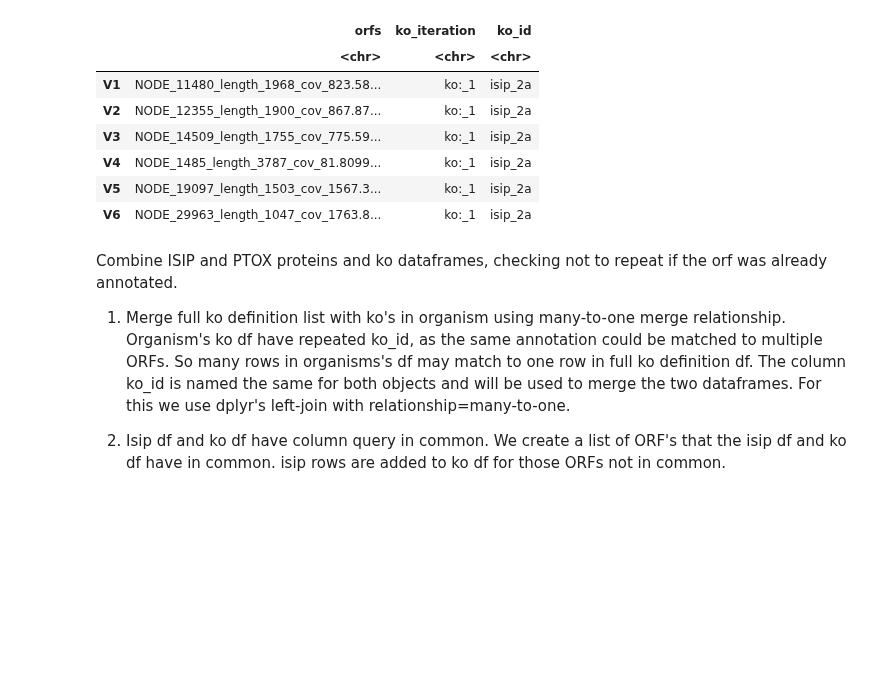
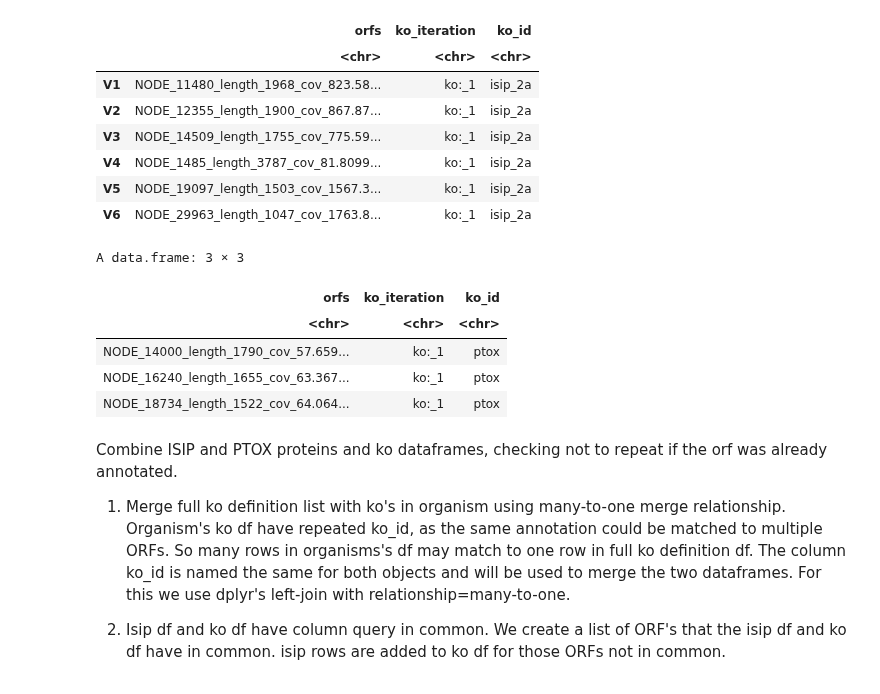
Before and after one commit to CohenLabUGA/SAB_isolates, a Jupyter notebook: jupyter_notebooks/Kegg_annotations.ipynb, the cells around one changed output. Drawn from its saved outputs; the diff is of its cells as text; code cells hidden in the pictures; blank space fills up the shorter version.

Commit message:
adding ptox to figure4

```diff
--- a/jupyter_notebooks/Kegg_annotations.ipynb
+++ b/jupyter_notebooks/Kegg_annotations.ipynb
@@ -197,16 +197,24 @@ A data.frame: 6 × 3
 # %%
 read.ptox <- function(org){
     f = read.delim(file=paste(dir, org,'ptox_hits.txt', sep=""),sep = ' ',header = F,)
-    if (nrow(f) >=1){
-    f <- data.frame("orfs"=f,
+
+    f <- data.frame("orfs"=f[,1],
                     "ko_iteration"="ko:_1",
                     "ko_id"='ptox')
-    }
+
 }
 ptox4 = read.ptox('04')
 ptox8 = read.ptox('08')
 ptox6 = read.ptox('06')
 ptox13 = read.ptox('13')
+ptox13
+# %% [output]
+A data.frame: 3 × 3
+| orfs | ko_iteration | ko_id |
+| <chr> | <chr> | <chr> |
+| NODE_14000_length_1790_cov_57.659... | ko:_1 | ptox |
+| NODE_16240_length_1655_cov_63.367... | ko:_1 | ptox |
+| NODE_18734_length_1522_cov_64.064... | ko:_1 | ptox |
 # %% [markdown]
 Combine ISIP and PTOX proteins and ko dataframes, checking not to repeat if the orf was already annotated.
 
```
Also changed, not shown: parts of 2 cells of this notebook, 21 other files.
